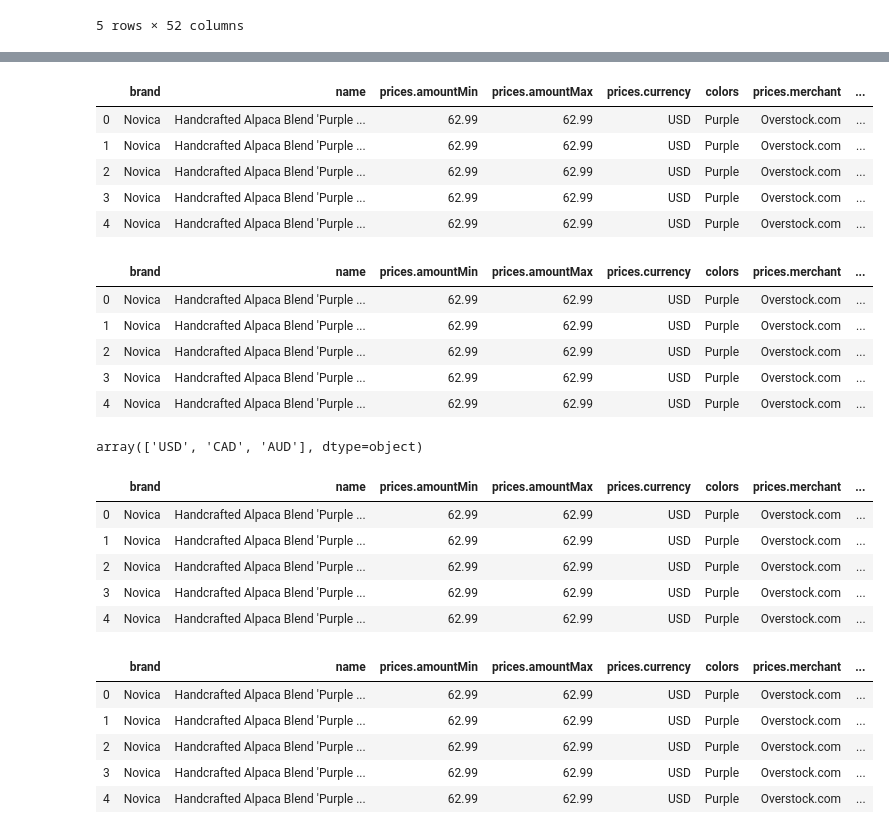
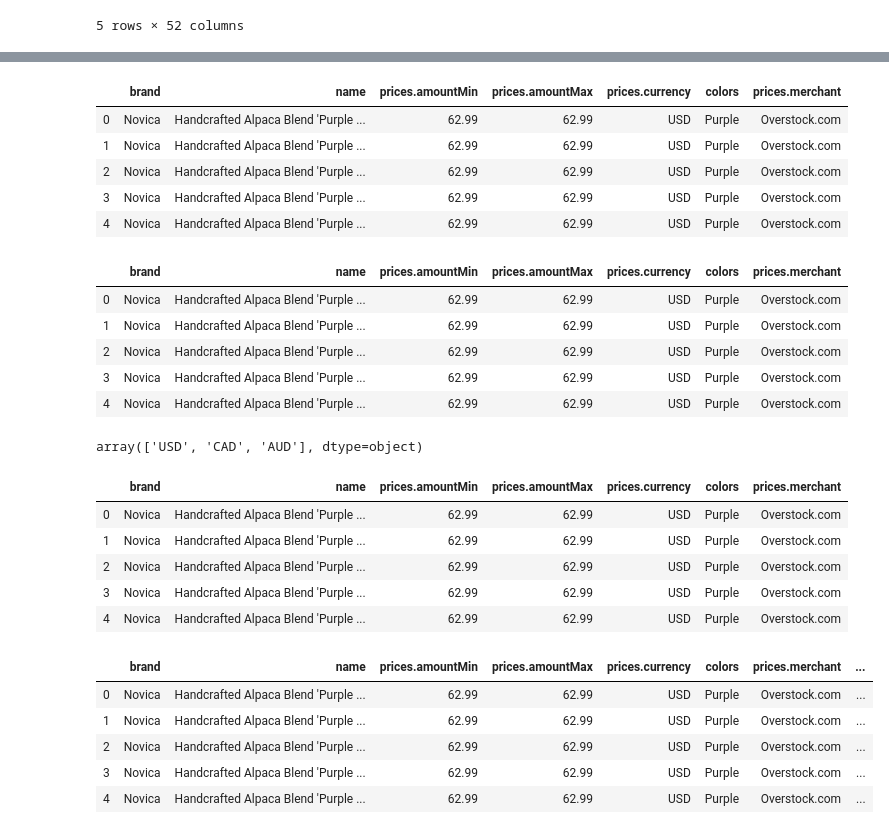
Before and after one commit to Miriam1999/PROYECTO-CDIN, a Jupyter notebook: Equipo9_ProyectoEntrega1.ipynb, the cells around one changed output, grey strips where cells are left out. Cells and saved outputs as stored; diff of their text form; code cells hidden in the pictures.

```diff
--- a/Equipo9_ProyectoEntrega1.ipynb
+++ b/Equipo9_ProyectoEntrega1.ipynb
@@ -58,29 +59,28 @@ report
 | Unnamed: 51 | object | 33800 | 1 | 1 | NaN | NaN |
 # %%
 # Seleccionar columnas útiles para los insigths y limpieza de datos
-data = data[["brand", "name", "prices.amountMin", "prices.amountMax", "prices.currency", "colors", "prices.merchant",
-             "prices.dateAdded"]]
+data = data[["brand", "name", "prices.amountMin", "prices.amountMax", "prices.currency", "colors", "prices.merchant"]]
 # Mostrar nueva base de datos
 data.head(5)
 # %% [output]
-|  | brand | name | prices.amountMin | prices.amountMax | prices.currency | colors | prices.merchant | ... |
-| 0 | Novica | Handcrafted Alpaca Blend 'Purple ... | 62.99 | 62.99 | USD | Purple | Overstock.com | ... |
-| 1 | Novica | Handcrafted Alpaca Blend 'Purple ... | 62.99 | 62.99 | USD | Purple | Overstock.com | ... |
-| 2 | Novica | Handcrafted Alpaca Blend 'Purple ... | 62.99 | 62.99 | USD | Purple | Overstock.com | ... |
-| 3 | Novica | Handcrafted Alpaca Blend 'Purple ... | 62.99 | 62.99 | USD | Purple | Overstock.com | ... |
-| 4 | Novica | Handcrafted Alpaca Blend 'Purple ... | 62.99 | 62.99 | USD | Purple | Overstock.com | ... |
+|  | brand | name | prices.amountMin | prices.amountMax | prices.currency | colors | prices.merchant |
+| 0 | Novica | Handcrafted Alpaca Blend 'Purple ... | 62.99 | 62.99 | USD | Purple | Overstock.com |
+| 1 | Novica | Handcrafted Alpaca Blend 'Purple ... | 62.99 | 62.99 | USD | Purple | Overstock.com |
+| 2 | Novica | Handcrafted Alpaca Blend 'Purple ... | 62.99 | 62.99 | USD | Purple | Overstock.com |
+| 3 | Novica | Handcrafted Alpaca Blend 'Purple ... | 62.99 | 62.99 | USD | Purple | Overstock.com |
+| 4 | Novica | Handcrafted Alpaca Blend 'Purple ... | 62.99 | 62.99 | USD | Purple | Overstock.com |
 # %%
 # Eliminar filas con algún missing value
 data.dropna(inplace = True)
 # Mostrar base de datos actualizada
 data.head(5)
 # %% [output]
-|  | brand | name | prices.amountMin | prices.amountMax | prices.currency | colors | prices.merchant | ... |
-| 0 | Novica | Handcrafted Alpaca Blend 'Purple ... | 62.99 | 62.99 | USD | Purple | Overstock.com | ... |
-| 1 | Novica | Handcrafted Alpaca Blend 'Purple ... | 62.99 | 62.99 | USD | Purple | Overstock.com | ... |
-| 2 | Novica | Handcrafted Alpaca Blend 'Purple ... | 62.99 | 62.99 | USD | Purple | Overstock.com | ... |
-| 3 | Novica | Handcrafted Alpaca Blend 'Purple ... | 62.99 | 62.99 | USD | Purple | Overstock.com | ... |
-| 4 | Novica | Handcrafted Alpaca Blend 'Purple ... | 62.99 | 62.99 | USD | Purple | Overstock.com | ... |
+|  | brand | name | prices.amountMin | prices.amountMax | prices.currency | colors | prices.merchant |
+| 0 | Novica | Handcrafted Alpaca Blend 'Purple ... | 62.99 | 62.99 | USD | Purple | Overstock.com |
+| 1 | Novica | Handcrafted Alpaca Blend 'Purple ... | 62.99 | 62.99 | USD | Purple | Overstock.com |
+| 2 | Novica | Handcrafted Alpaca Blend 'Purple ... | 62.99 | 62.99 | USD | Purple | Overstock.com |
+| 3 | Novica | Handcrafted Alpaca Blend 'Purple ... | 62.99 | 62.99 | USD | Purple | Overstock.com |
+| 4 | Novica | Handcrafted Alpaca Blend 'Purple ... | 62.99 | 62.99 | USD | Purple | Overstock.com |
 # %%
 # Mostrar las divisas que se utilizan para mostrar los precios
 data["prices.currency"].unique()
@@ -92,12 +92,12 @@ data = data[data["prices.currency"] == "USD"]
 # Mostrar datos
 data.head(5)
 # %% [output]
-|  | brand | name | prices.amountMin | prices.amountMax | prices.currency | colors | prices.merchant | ... |
-| 0 | Novica | Handcrafted Alpaca Blend 'Purple ... | 62.99 | 62.99 | USD | Purple | Overstock.com | ... |
-| 1 | Novica | Handcrafted Alpaca Blend 'Purple ... | 62.99 | 62.99 | USD | Purple | Overstock.com | ... |
-| 2 | Novica | Handcrafted Alpaca Blend 'Purple ... | 62.99 | 62.99 | USD | Purple | Overstock.com | ... |
-| 3 | Novica | Handcrafted Alpaca Blend 'Purple ... | 62.99 | 62.99 | USD | Purple | Overstock.com | ... |
-| 4 | Novica | Handcrafted Alpaca Blend 'Purple ... | 62.99 | 62.99 | USD | Purple | Overstock.com | ... |
+|  | brand | name | prices.amountMin | prices.amountMax | prices.currency | colors | prices.merchant |
+| 0 | Novica | Handcrafted Alpaca Blend 'Purple ... | 62.99 | 62.99 | USD | Purple | Overstock.com |
+| 1 | Novica | Handcrafted Alpaca Blend 'Purple ... | 62.99 | 62.99 | USD | Purple | Overstock.com |
+| 2 | Novica | Handcrafted Alpaca Blend 'Purple ... | 62.99 | 62.99 | USD | Purple | Overstock.com |
+| 3 | Novica | Handcrafted Alpaca Blend 'Purple ... | 62.99 | 62.99 | USD | Purple | Overstock.com |
+| 4 | Novica | Handcrafted Alpaca Blend 'Purple ... | 62.99 | 62.99 | USD | Purple | Overstock.com |
 # %%
 # Hacer una nueva columna de precio promedio
 data["Precio"] = (data["prices.amountMin"] + data["prices.amountMax"]) / 2
```
Also changed, not shown: parts of 11 cells of this notebook.
